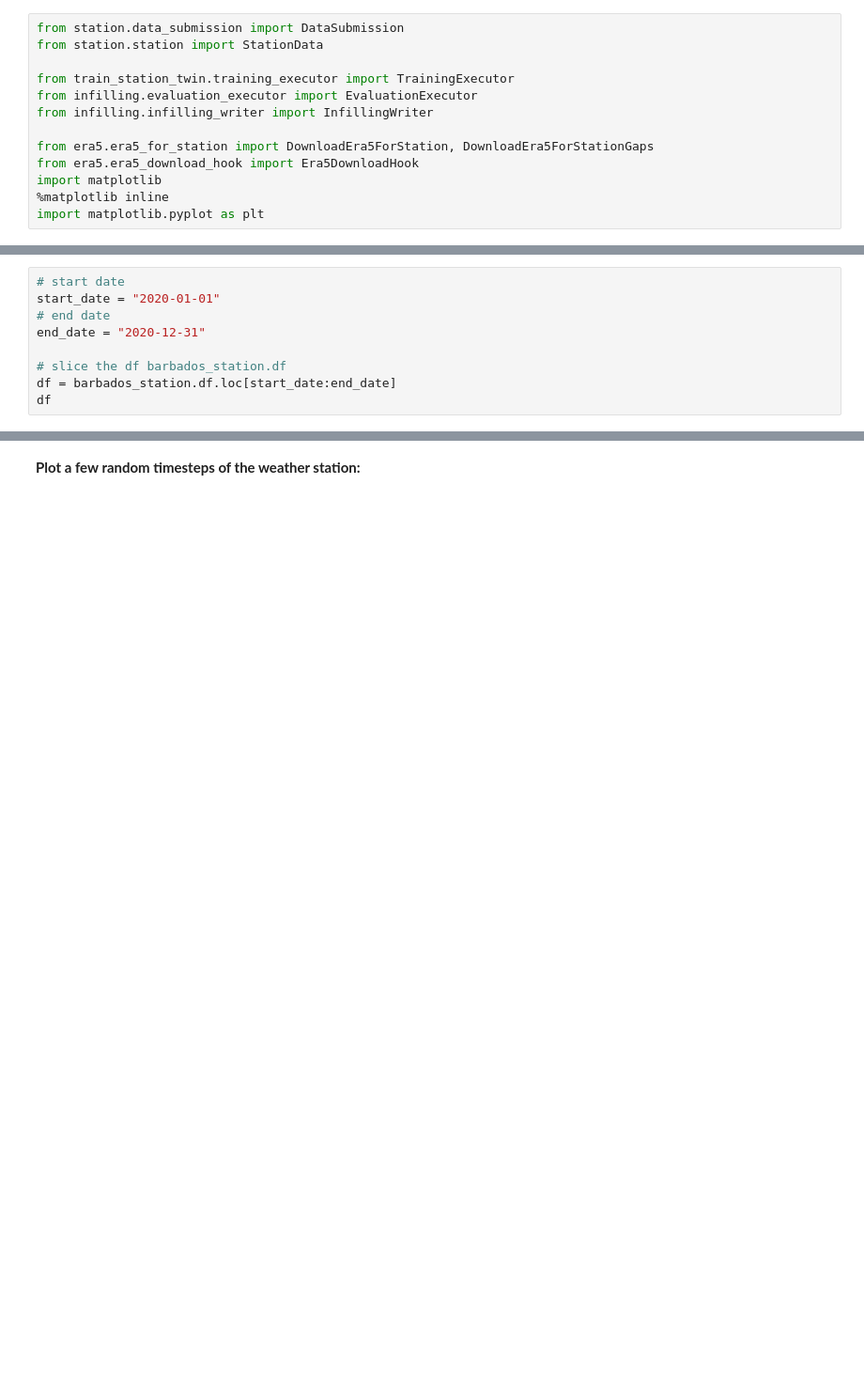
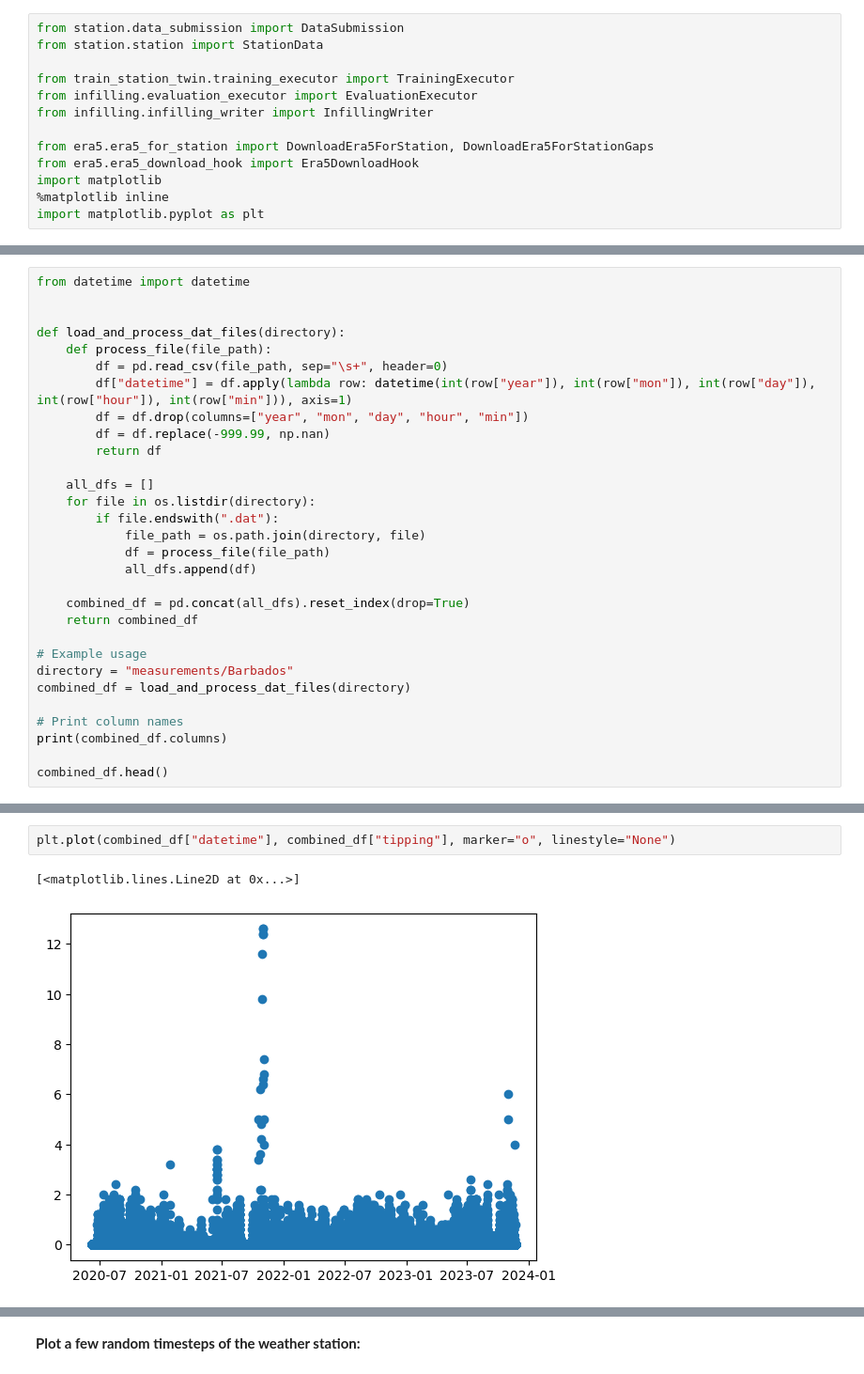
Before and after one commit to Ferdinand1123/digital-twin-for-weather-station, a Jupyter notebook: playground.ipynb, the cells around one changed output, grey strips where cells are left out. Shown at 94% size. Saved outputs shown, nothing was run; the diff lists cells and outputs as text; blank space fills up the shorter version.

```diff
--- a/playground.ipynb
+++ b/playground.ipynb
@@ -105,9 +115,0 @@ Extracting Barbados...
-# %%
-# start date
-start_date = "2020-01-01"
-# end date
-end_date = "2020-12-31"
-
-# slice the df barbados_station.df
-df = barbados_station.df.loc[start_date:end_date]
-df
@@ -128,0 +116,30 @@ df
+# %%
+from datetime import datetime
+
+
+def load_and_process_dat_files(directory):
+    def process_file(file_path):
+        df = pd.read_csv(file_path, sep="\s+", header=0)
+        df["datetime"] = df.apply(lambda row: datetime(int(row["year"]), int(row["mon"]), int(row["day"]), int(row["hour"]), int(row["min"])), axis=1)
+        df = df.drop(columns=["year", "mon", "day", "hour", "min"])
+        df = df.replace(-999.99, np.nan)
+        return df
+
+    all_dfs = []
+    for file in os.listdir(directory):
+        if file.endswith(".dat"):
+            file_path = os.path.join(directory, file)
+            df = process_file(file_path)
+            all_dfs.append(df)
+
+    combined_df = pd.concat(all_dfs).reset_index(drop=True)
+    return combined_df
+
+# Example usage
+directory = "measurements/Barbados"
+combined_df = load_and_process_dat_files(directory)
+
+# Print column names
+print(combined_df.columns)
+
+combined_df.head()
@@ -128,0 +160,5 @@ df
+# %%
+plt.plot(combined_df["datetime"], combined_df["tipping"], marker="o", linestyle="None")
+# %% [output]
+[<matplotlib.lines.Line2D at 0x...>]
+[figure, added]
```
Also changed, not shown: parts of 11 cells of this notebook, 18 other files.
